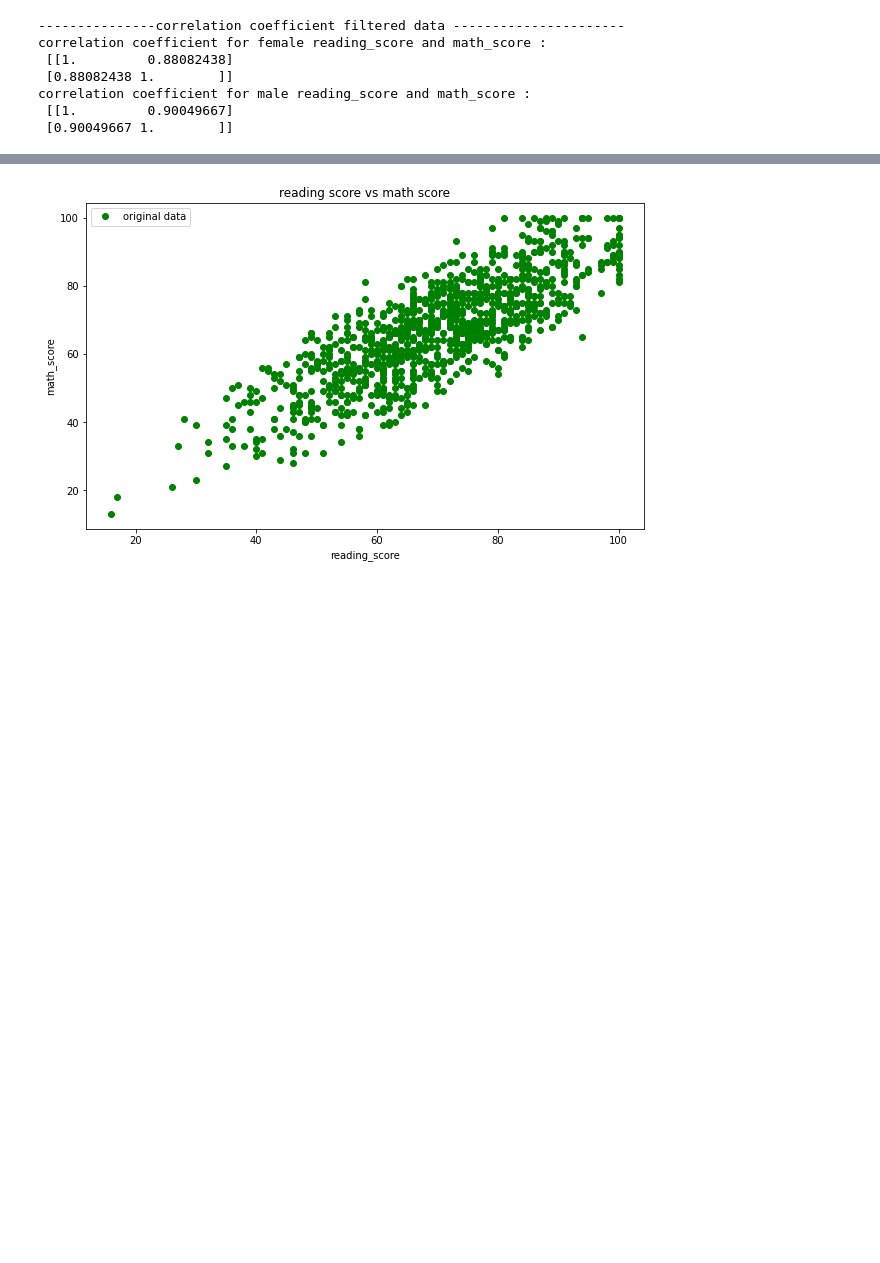
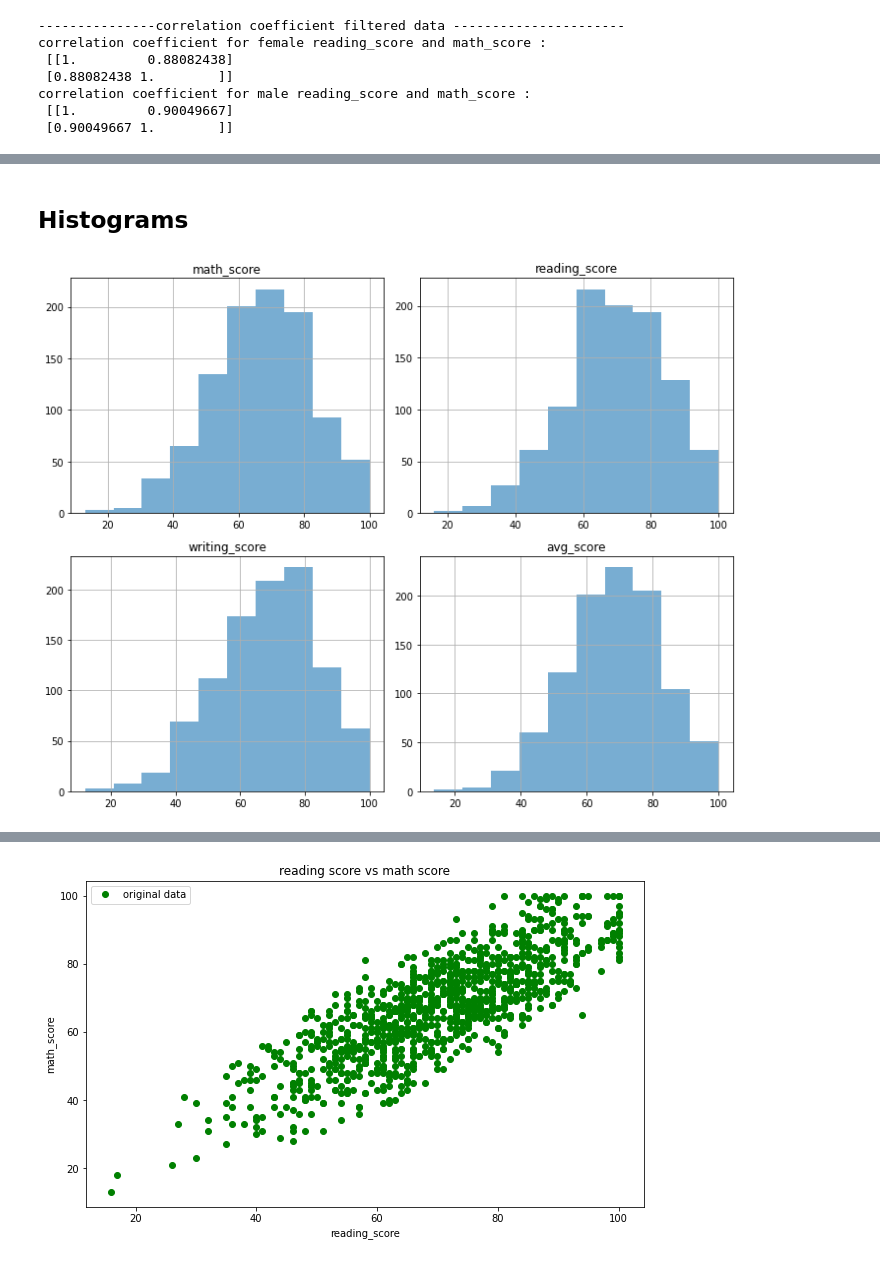
Before and after one commit to sysphcd/PythonProgrammingforData, a Jupyter notebook: Projects/Numpy_mini_project.ipynb, the cells around one changed output, grey strips where cells are left out. Cells and saved outputs as stored; diff of their text form; code cells hidden in the pictures; blank space fills up the shorter version.

```diff
--- a/Projects/Numpy_mini_project.ipynb
+++ b/Projects/Numpy_mini_project.ipynb
@@ -247,0 +297,9 @@ correlation coefficient for male reading_score and math_score :
+# %% [markdown]
+## Histograms
+# %%
+#histograms
+df_withavg.hist(alpha=0.6, figsize=(10, 8))
+plt.tight_layout()
+plt.show()
+# %% [output]
+[figure, added]
```
Also changed, not shown: parts of 29 cells of this notebook.
